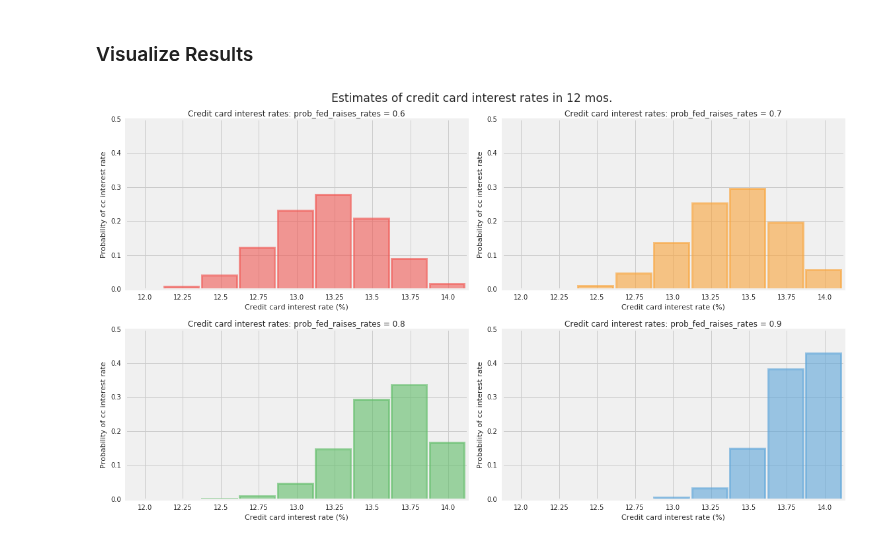
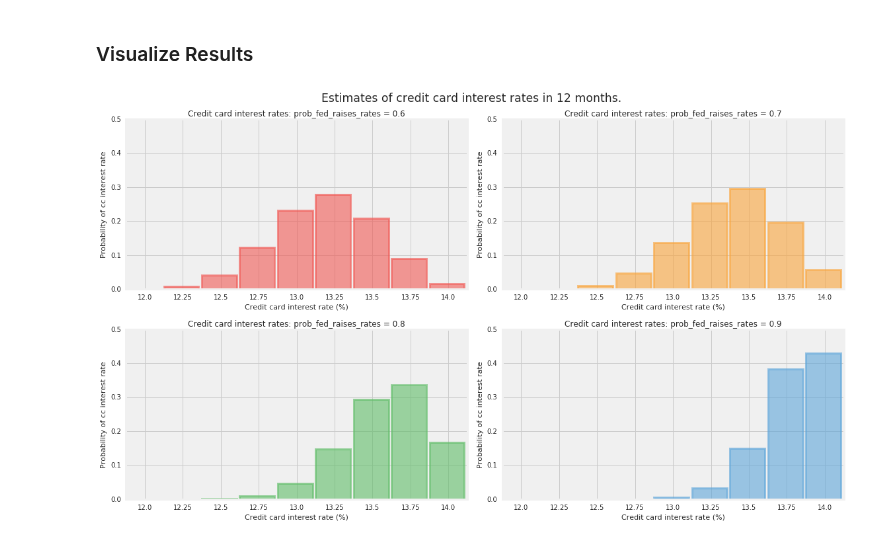
Before and after one commit to tensorflow/probability, a Jupyter notebook: tensorflow_probability/examples/jupyter_notebooks/Credit_Card_Interest.ipynb, the cells around one changed output. Cells and saved outputs as stored; diff of their text form; code cells hidden in the pictures.

```diff
--- a/tensorflow_probability/examples/jupyter_notebooks/Credit_Card_Interest.ipynb
+++ b/tensorflow_probability/examples/jupyter_notebooks/Credit_Card_Interest.ipynb
@@ -166,25 +166,25 @@ prob_cc_interest_rate = tfd.Binomial(
 # %%
 plt.figure(figsize=(16, 9))
 for i, pf in enumerate(prob_fed_raises_rates_):
   plt.subplot(2, 2, i+1)
   plt.bar(possible_cc_interest_rates_,
           prob_cc_interest_rate_[i],
           color=TFColor[i],
           width=0.23,
           label="$p = {:.1f}$".format(pf[0]),
           alpha=0.6,
           edgecolor=TFColor[i],
           lw="3")
   plt.xticks(possible_cc_interest_rates_ + 0.125, possible_cc_interest_rates_)
   plt.xlim(12, 14.25);
   plt.ylim(0, 0.5);
   plt.ylabel("Probability of cc interest rate")
   plt.xlabel("Credit card interest rate (%)")
   plt.title("Credit card interest rates: "
             "prob_fed_raises_rates = {:.1f}".format(pf[0]));
-  plt.suptitle("Estimates of credit card interest rates in 12 mos.",
+  plt.suptitle("Estimates of credit card interest rates in 12 months.",
                fontsize="x-large",
                y=1.02)
   plt.tight_layout()
 # %% [output]
-[figure, old version]
+[figure, new version]
```
Also changed, not shown: parts of 1 cell of this notebook.
